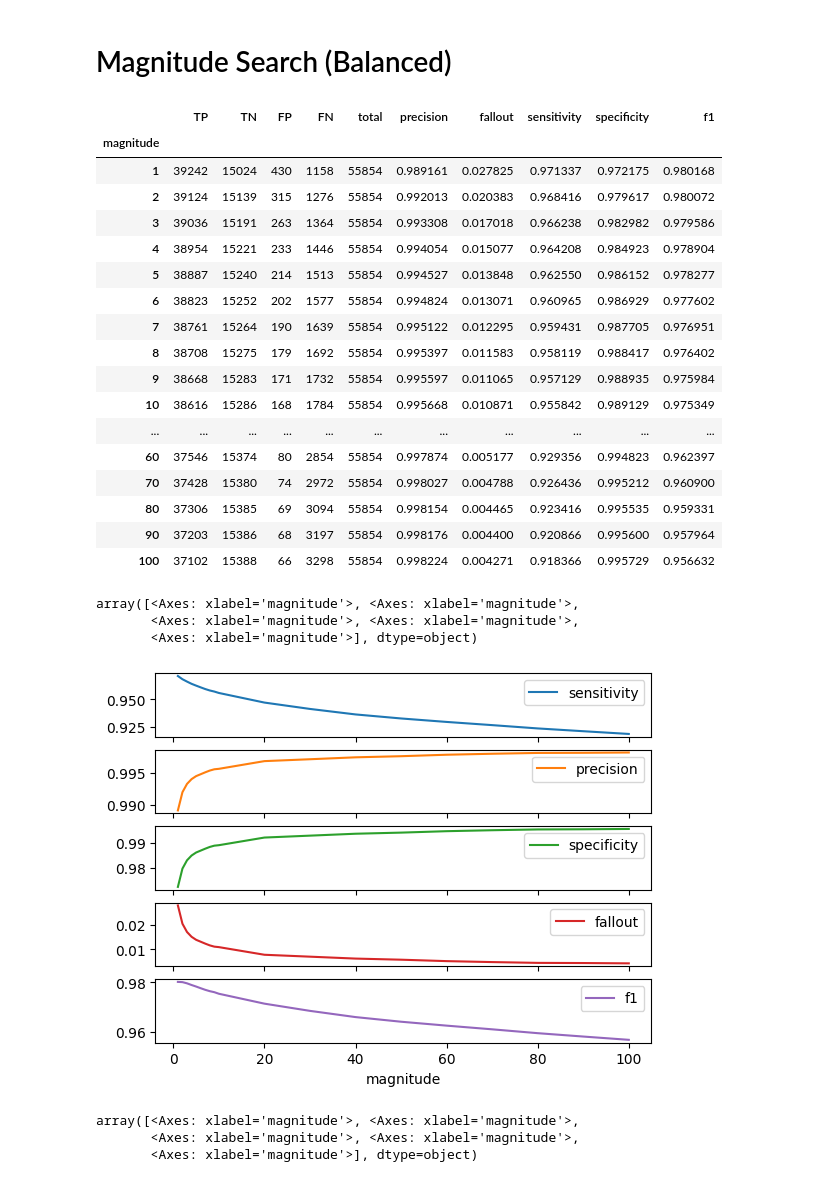
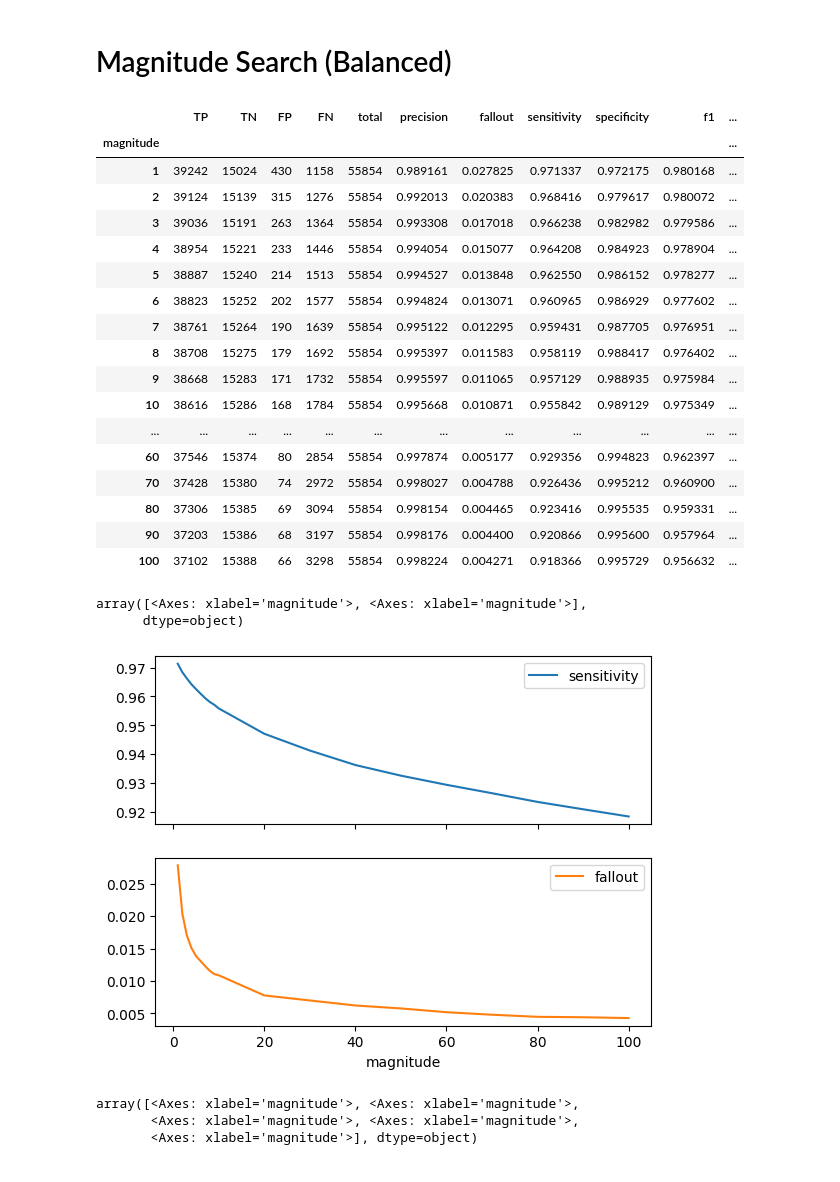
Before and after one commit to zesch/rwse-experiments, a Jupyter notebook: experiments/classification_results.ipynb, the cells around one changed output. Drawn from its saved outputs; the diff is of its cells as text; code cells hidden in the pictures.

Commit message:
added new figures for use in paper

```diff
--- a/experiments/classification_results.ipynb
+++ b/experiments/classification_results.ipynb
@@ -79,33 +79,33 @@ report_data['fallout'] = report_data['FP'] / (report_data['FP'] + report_data['T
 report_data['sensitivity'] = report_data['TP'] / (report_data['FN'] + report_data['TP']) #true-positive-rate
 report_data['specificity'] = report_data['TN'] / (report_data['FP'] + report_data['TN'])
 report_data['f1'] = 2 * report_data['precision'] * report_data['sensitivity'] / (report_data['precision'] + report_data['sensitivity'])
+report_data['miss rate'] = report_data['FN'] / (report_data['FN'] + report_data['TP']) #true-positive-rate
 report_data
 # %% [output]
-|  | TP | TN | FP | FN | total | precision | fallout | sensitivity | specificity | f1 |
-| magnitude |  |  |  |  |  |  |  |  |  |  |
-| 1 | 39242 | 15024 | 430 | 1158 | 55854 | 0.989161 | 0.027825 | 0.971337 | 0.972175 | 0.980168 |
-| 2 | 39124 | 15139 | 315 | 1276 | 55854 | 0.992013 | 0.020383 | 0.968416 | 0.979617 | 0.980072 |
-| 3 | 39036 | 15191 | 263 | 1364 | 55854 | 0.993308 | 0.017018 | 0.966238 | 0.982982 | 0.979586 |
-| 4 | 38954 | 15221 | 233 | 1446 | 55854 | 0.994054 | 0.015077 | 0.964208 | 0.984923 | 0.978904 |
-| 5 | 38887 | 15240 | 214 | 1513 | 55854 | 0.994527 | 0.013848 | 0.962550 | 0.986152 | 0.978277 |
-| 6 | 38823 | 15252 | 202 | 1577 | 55854 | 0.994824 | 0.013071 | 0.960965 | 0.986929 | 0.977602 |
-| 7 | 38761 | 15264 | 190 | 1639 | 55854 | 0.995122 | 0.012295 | 0.959431 | 0.987705 | 0.976951 |
-| 8 | 38708 | 15275 | 179 | 1692 | 55854 | 0.995397 | 0.011583 | 0.958119 | 0.988417 | 0.976402 |
-| 9 | 38668 | 15283 | 171 | 1732 | 55854 | 0.995597 | 0.011065 | 0.957129 | 0.988935 | 0.975984 |
-| 10 | 38616 | 15286 | 168 | 1784 | 55854 | 0.995668 | 0.010871 | 0.955842 | 0.989129 | 0.975349 |
-| ... | ... | ... | ... | ... | ... | ... | ... | ... | ... | ... |
-| 60 | 37546 | 15374 | 80 | 2854 | 55854 | 0.997874 | 0.005177 | 0.929356 | 0.994823 | 0.962397 |
-| 70 | 37428 | 15380 | 74 | 2972 | 55854 | 0.998027 | 0.004788 | 0.926436 | 0.995212 | 0.960900 |
-| 80 | 37306 | 15385 | 69 | 3094 | 55854 | 0.998154 | 0.004465 | 0.923416 | 0.995535 | 0.959331 |
-| 90 | 37203 | 15386 | 68 | 3197 | 55854 | 0.998176 | 0.004400 | 0.920866 | 0.995600 | 0.957964 |
-| 100 | 37102 | 15388 | 66 | 3298 | 55854 | 0.998224 | 0.004271 | 0.918366 | 0.995729 | 0.956632 |
+|  | TP | TN | FP | FN | total | precision | fallout | sensitivity | specificity | f1 | ... |
+| magnitude |  |  |  |  |  |  |  |  |  |  | ... |
+| 1 | 39242 | 15024 | 430 | 1158 | 55854 | 0.989161 | 0.027825 | 0.971337 | 0.972175 | 0.980168 | ... |
+| 2 | 39124 | 15139 | 315 | 1276 | 55854 | 0.992013 | 0.020383 | 0.968416 | 0.979617 | 0.980072 | ... |
+| 3 | 39036 | 15191 | 263 | 1364 | 55854 | 0.993308 | 0.017018 | 0.966238 | 0.982982 | 0.979586 | ... |
+| 4 | 38954 | 15221 | 233 | 1446 | 55854 | 0.994054 | 0.015077 | 0.964208 | 0.984923 | 0.978904 | ... |
+| 5 | 38887 | 15240 | 214 | 1513 | 55854 | 0.994527 | 0.013848 | 0.962550 | 0.986152 | 0.978277 | ... |
+| 6 | 38823 | 15252 | 202 | 1577 | 55854 | 0.994824 | 0.013071 | 0.960965 | 0.986929 | 0.977602 | ... |
+| 7 | 38761 | 15264 | 190 | 1639 | 55854 | 0.995122 | 0.012295 | 0.959431 | 0.987705 | 0.976951 | ... |
+| 8 | 38708 | 15275 | 179 | 1692 | 55854 | 0.995397 | 0.011583 | 0.958119 | 0.988417 | 0.976402 | ... |
+| 9 | 38668 | 15283 | 171 | 1732 | 55854 | 0.995597 | 0.011065 | 0.957129 | 0.988935 | 0.975984 | ... |
+| 10 | 38616 | 15286 | 168 | 1784 | 55854 | 0.995668 | 0.010871 | 0.955842 | 0.989129 | 0.975349 | ... |
+| ... | ... | ... | ... | ... | ... | ... | ... | ... | ... | ... | ... |
+| 60 | 37546 | 15374 | 80 | 2854 | 55854 | 0.997874 | 0.005177 | 0.929356 | 0.994823 | 0.962397 | ... |
+| 70 | 37428 | 15380 | 74 | 2972 | 55854 | 0.998027 | 0.004788 | 0.926436 | 0.995212 | 0.960900 | ... |
+| 80 | 37306 | 15385 | 69 | 3094 | 55854 | 0.998154 | 0.004465 | 0.923416 | 0.995535 | 0.959331 | ... |
+| 90 | 37203 | 15386 | 68 | 3197 | 55854 | 0.998176 | 0.004400 | 0.920866 | 0.995600 | 0.957964 | ... |
+| 100 | 37102 | 15388 | 66 | 3298 | 55854 | 0.998224 | 0.004271 | 0.918366 | 0.995729 | 0.956632 | ... |
 # %%
-report_data[['sensitivity', 'precision', 'specificity', 'fallout', 'f1']].plot(subplots=True)
+report_data[['sensitivity', 'fallout']].plot(subplots=True)
 # %% [output]
-array([<Axes: xlabel='magnitude'>, <Axes: xlabel='magnitude'>,
-       <Axes: xlabel='magnitude'>, <Axes: xlabel='magnitude'>,
-       <Axes: xlabel='magnitude'>], dtype=object)
+array([<Axes: xlabel='magnitude'>, <Axes: xlabel='magnitude'>],
+      dtype=object)
-[figure, old version]
+[figure, new version]
 # %%
 filtered_report_data = report_data[report_data.index < 11]
 filtered_report_data[['sensitivity', 'precision', 'specificity', 'fallout', 'f1']].plot(subplots=True)
```
Also changed, not shown: parts of 2 cells of this notebook, 2 other files.
